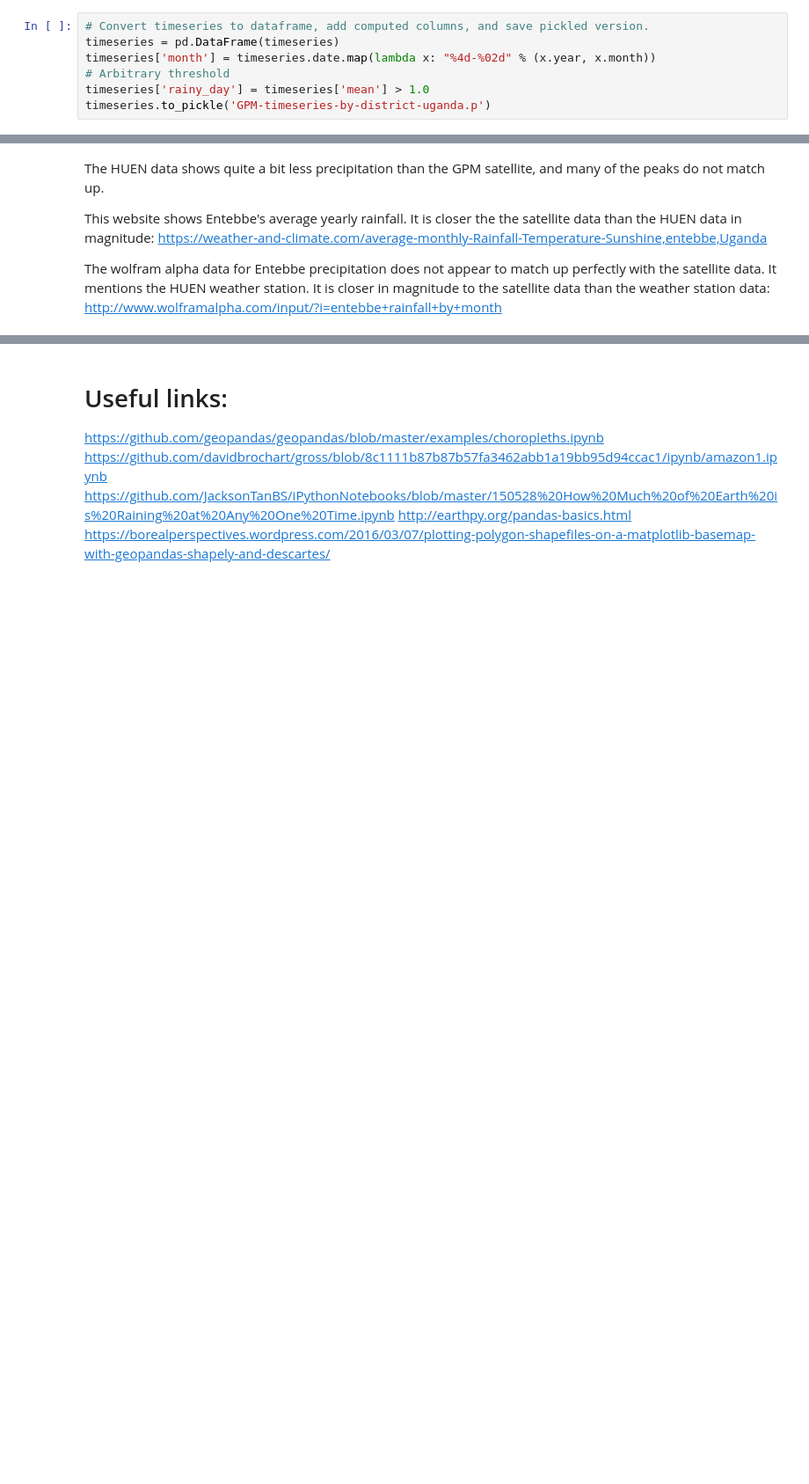
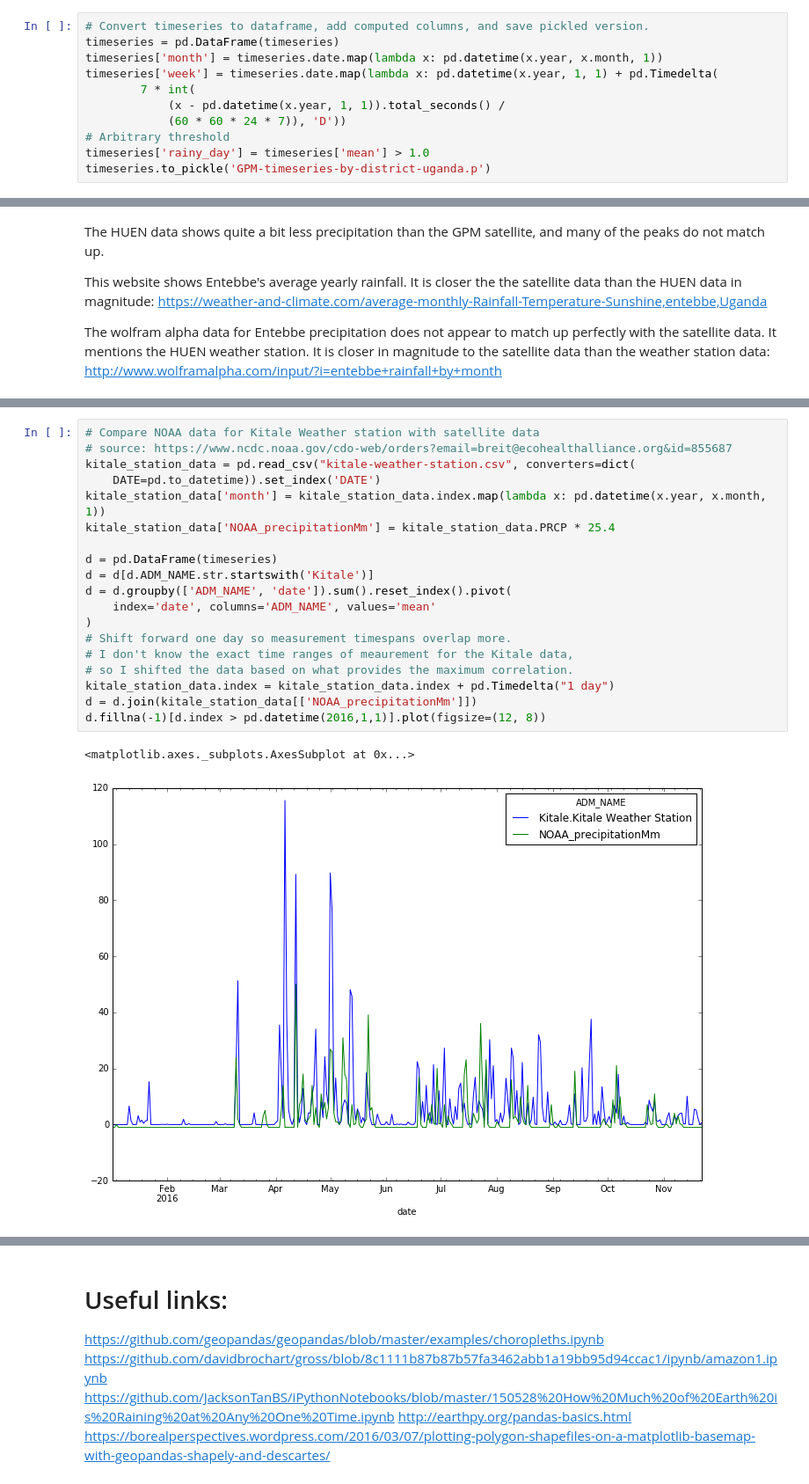
Before and after one commit to nathanathan/GPM-district-precipitation, a Jupyter notebook: uganda-district-precipitation.ipynb, the cells around one changed output, grey strips where cells are left out. Shown at 88% size. Drawn from its saved outputs; the diff is of its cells as text; blank space fills up the shorter version.

Commit message:
add NOAA comparison

```diff
--- a/uganda-district-precipitation.ipynb
+++ b/uganda-district-precipitation.ipynb
@@ -274,7 +280,11 @@ WARNING: File does not exist:
 # %%
 # Convert timeseries to dataframe, add computed columns, and save pickled version.
 timeseries = pd.DataFrame(timeseries)
-timeseries['month'] = timeseries.date.map(lambda x: "%4d-%02d" % (x.year, x.month))
+timeseries['month'] = timeseries.date.map(lambda x: pd.datetime(x.year, x.month, 1))
+timeseries['week'] = timeseries.date.map(lambda x: pd.datetime(x.year, 1, 1) + pd.Timedelta(
+        7 * int(
+            (x - pd.datetime(x.year, 1, 1)).total_seconds() /
+            (60 * 60 * 24 * 7)), 'D'))
 # Arbitrary threshold
 timeseries['rainy_day'] = timeseries['mean'] > 1.0
 timeseries.to_pickle('GPM-timeseries-by-district-uganda.p')
@@ -337,0 +352,22 @@ http://www.wolframalpha.com/input/?i=entebbe+rainfall+by+month
+# %%
+# Compare NOAA data for Kitale Weather station with satellite data
+# source: https://www.ncdc.noaa.gov/cdo-web/orders?email=breit@ecohealthalliance.org&id=855687
+kitale_station_data = pd.read_csv("kitale-weather-station.csv", converters=dict(
+    DATE=pd.to_datetime)).set_index('DATE')
+kitale_station_data['month'] = kitale_station_data.index.map(lambda x: pd.datetime(x.year, x.month, 1))
+kitale_station_data['NOAA_precipitationMm'] = kitale_station_data.PRCP * 25.4
+
+d = pd.DataFrame(timeseries)
+d = d[d.ADM_NAME.str.startswith('Kitale')]
+d = d.groupby(['ADM_NAME', 'date']).sum().reset_index().pivot(
+    index='date', columns='ADM_NAME', values='mean'
+)
+# Shift forward one day so measurement timespans overlap more.
+# I don't know the exact time ranges of meaurement for the Kitale data,
+# so I shifted the data based on what provides the maximum correlation.
+kitale_station_data.index = kitale_station_data.index + pd.Timedelta("1 day")
+d = d.join(kitale_station_data[['NOAA_precipitationMm']])
+d.fillna(-1)[d.index > pd.datetime(2016,1,1)].plot(figsize=(12, 8))
+# %% [output]
+<matplotlib.axes._subplots.AxesSubplot at 0x...>
+[figure, added]
```
Also changed, not shown: parts of 11 cells of this notebook.
